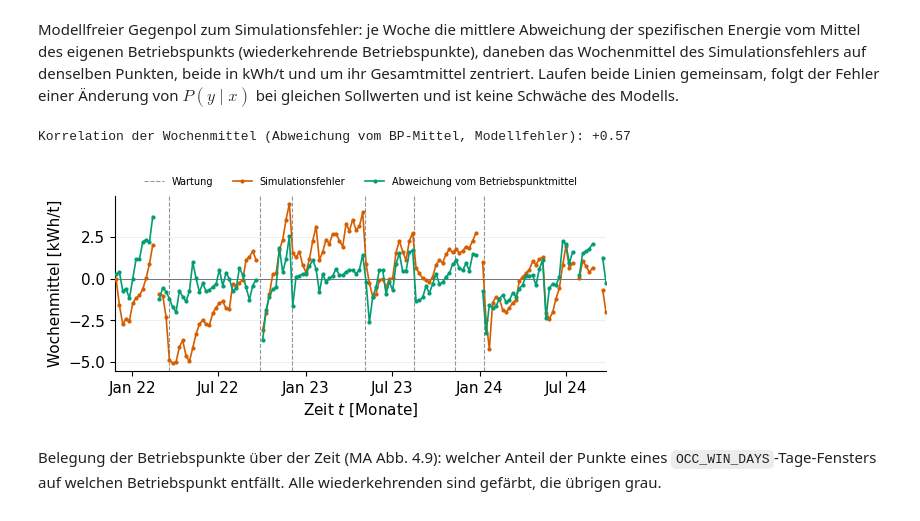
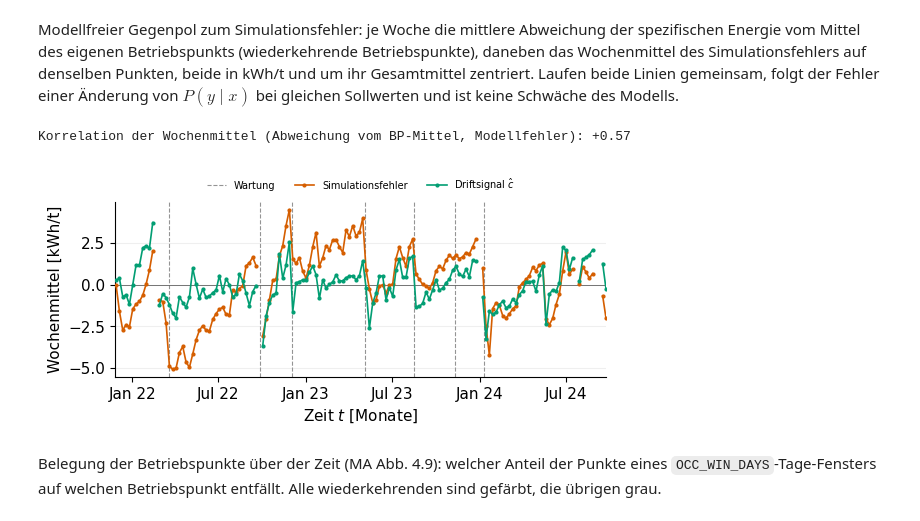
Before and after one commit to marijan-p/process_optimization_concept_drift, a Jupyter notebook: ipynb/mill/mill_context.ipynb, the cells around one changed output. Saved outputs shown, nothing was run; the diff lists cells and outputs as text; code cells hidden in the pictures.

```diff
--- a/ipynb/mill/mill_context.ipynb
+++ b/ipynb/mill/mill_context.ipynb
@@ -1005,35 +1007,35 @@ Schwäche des Modells.
 # %%
 _wk_dev = rec["tse_dev"].resample("W").mean()
 _wk_err = rec["model_error"].resample("W").mean()
 _ok = (rec["tse_dev"].resample("W").count() >= OP_WEEK_MIN_POINTS)
 _wk_dev, _wk_err = _wk_dev.where(_ok), _wk_err.where(_ok)
 _wk_dev -= _wk_dev.mean()
 _wk_err -= _wk_err.mean()
 R_WEEK_DEV_ERR = float(_wk_dev.corr(_wk_err))
 print(f"Korrelation der Wochenmittel (Abweichung vom BP-Mittel, Modellfehler): "
       f"{R_WEEK_DEV_ERR:+.2f}")
 
 fig, ax = plt.subplots(figsize=(w, w * 0.36))
 mark_calibrations(ax)
 ax.axhline(0.0, color=ts.C["box"], lw=0.6, zorder=1)
 ax.plot(_wk_err.index, _wk_err, color=ts.C["drift_afflicted"], lw=1.2,
         marker="o", ms=2, label="Simulationsfehler", zorder=3)
 ax.plot(_wk_dev.index, _wk_dev, color=ts.C["drift_signal"], lw=1.2,
-        marker="o", ms=2, label="Abweichung vom Betriebspunktmittel", zorder=4)
+        marker="o", ms=2, label="Driftsignal $\hat{c}$", zorder=4)
 ax.set_ylabel("Wochenmittel [kWh/t]")
 ax.set_xlabel(ts.TIME_LABEL)
 ax.set_xlim(stream.index[0], stream.index[-1])
 ax.grid(True, axis="y", alpha=0.2)
 ax.legend(frameon=False, fontsize=7, ncol=3, loc="lower center",
           bbox_to_anchor=(0.5, 1.0))
 date_axis(ax)
 plot_store.save_figure(fig, "context_op_recurrence", model_cfg, final=IS_FINAL,
                        savefig_kwargs={"dpi": 300, "bbox_inches": "tight"},
                        archive_kwargs={"dpi": 300, "bbox_inches": "tight"})
 plt.show()
 # %% [output]
 Korrelation der Wochenmittel (Abweichung vom BP-Mittel, Modellfehler): +0.57
-[figure, old version]
+[figure, new version]
 # %% [markdown]
 Belegung der Betriebspunkte über der Zeit (MA Abb. 4.9): welcher Anteil der Punkte
 eines `OCC_WIN_DAYS`-Tage-Fensters auf welchen Betriebspunkt entfällt. Alle
```
Also changed, not shown: parts of 5 cells of this notebook, 9 other files.
